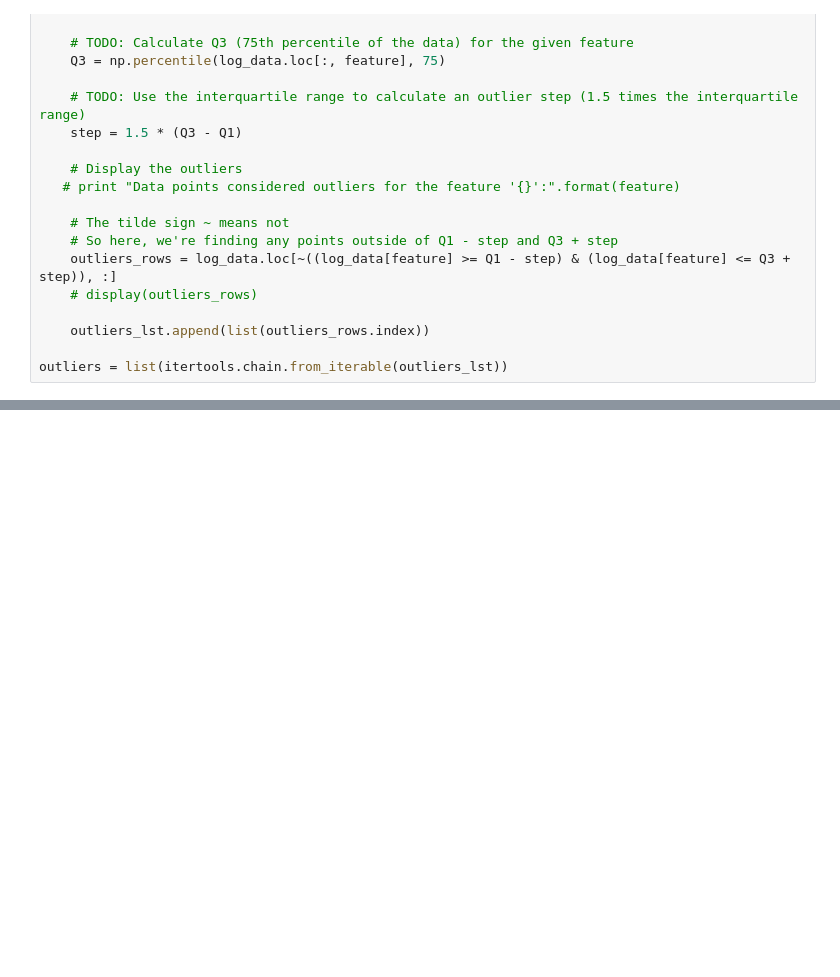
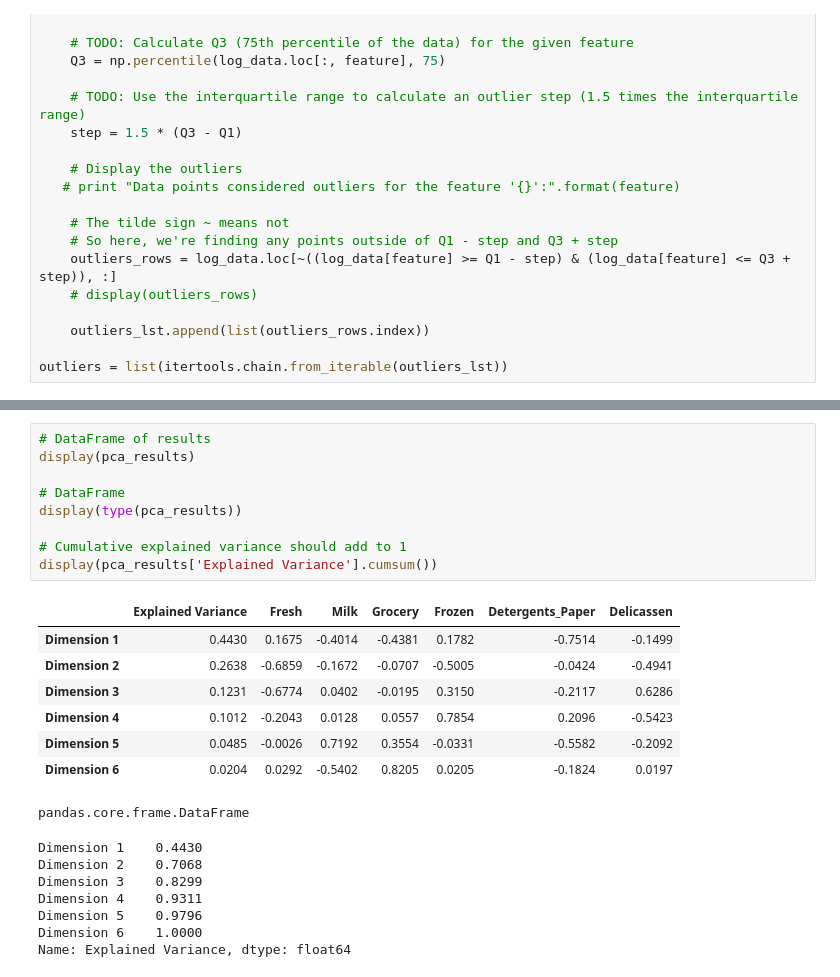
Before and after one commit to dhandhavivek12/Customer-Segmentation, a Jupyter notebook: 512_Customer_seg.ipynb, the cells around one changed output, grey strips where cells are left out. Drawn from its saved outputs; the diff is of its cells as text; blank space fills up the shorter version.

```diff
--- a/512_Customer_seg.ipynb
+++ b/512_Customer_seg.ipynb
@@ -340,0 +342,25 @@ SyntaxError: invalid syntax (<ipython-input-30-8a9d20d450d9>, line 33)
+# %%
+# DataFrame of results
+display(pca_results)
+
+# DataFrame
+display(type(pca_results))
+
+# Cumulative explained variance should add to 1
+display(pca_results['Explained Variance'].cumsum())
+# %% [output]
+|  | Explained Variance | Fresh | Milk | Grocery | Frozen | Detergents_Paper | Delicassen |
+| Dimension 1 | 0.4430 | 0.1675 | -0.4014 | -0.4381 | 0.1782 | -0.7514 | -0.1499 |
+| Dimension 2 | 0.2638 | -0.6859 | -0.1672 | -0.0707 | -0.5005 | -0.0424 | -0.4941 |
+| Dimension 3 | 0.1231 | -0.6774 | 0.0402 | -0.0195 | 0.3150 | -0.2117 | 0.6286 |
+| Dimension 4 | 0.1012 | -0.2043 | 0.0128 | 0.0557 | 0.7854 | 0.2096 | -0.5423 |
+| Dimension 5 | 0.0485 | -0.0026 | 0.7192 | 0.3554 | -0.0331 | -0.5582 | -0.2092 |
+| Dimension 6 | 0.0204 | 0.0292 | -0.5402 | 0.8205 | 0.0205 | -0.1824 | 0.0197 |
+pandas.core.frame.DataFrame
+Dimension 1    0.4430
+Dimension 2    0.7068
+Dimension 3    0.8299
+Dimension 4    0.9311
+Dimension 5    0.9796
+Dimension 6    1.0000
+Name: Explained Variance, dtype: float64
```
Also changed, not shown: parts of 22 cells of this notebook, 1 other file.
